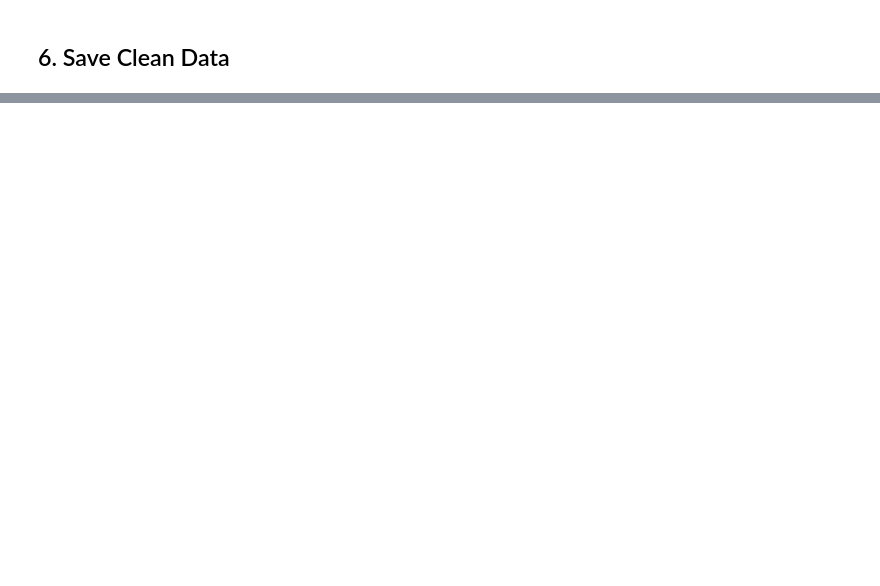
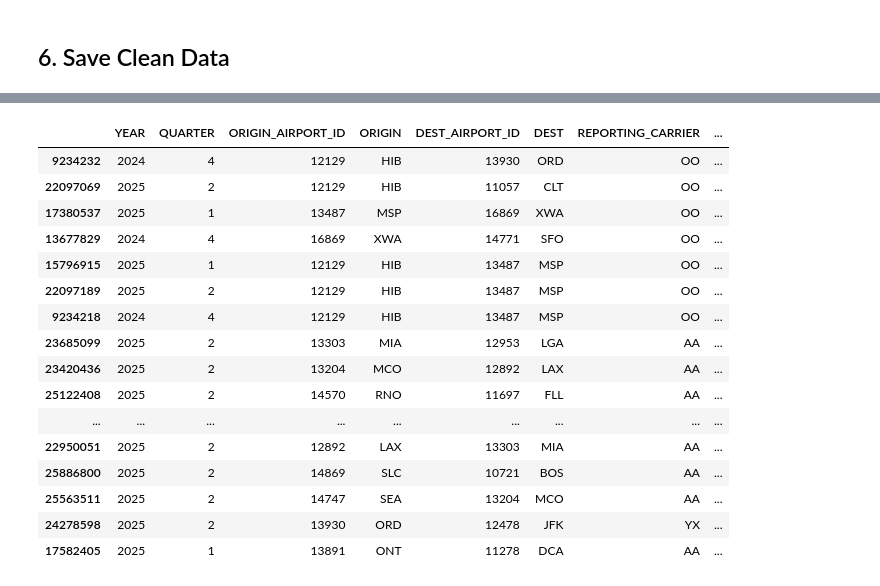
Before and after one commit to normangw/5200-data-viz, a Jupyter notebook: technical-details/data-cleaning/dataclean.ipynb, the cells around one changed output, grey strips where cells are left out. Cells and saved outputs as stored; diff of their text form; code cells hidden in the pictures; blank space fills up the shorter version.

```diff
--- a/technical-details/data-cleaning/dataclean.ipynb
+++ b/technical-details/data-cleaning/dataclean.ipynb
@@ -523,0 +469,18 @@ df_no_na.to_csv('../../data/clean_data/T_DB1B_MARKET_CLEAN.csv', index=False)
+# %%
+files = [
+    '../../data/rawdata/2024_q3.csv',
+    '../../data/rawdata/2024_q4.csv',
+    '../../data/rawdata/2025_q1.csv',
+    '../../data/rawdata/2025_q2.csv',
+]
+
+dfs = []
+for path in files:
+    df = pd.read_csv(path, low_memory=False)
+    print(f"  {os.path.basename(path)}: {df.shape}")
+    dfs.append(df)
+
+combined = pd.concat(dfs, ignore_index=True)
+print(f"\nCombined shape: {combined.shape}")
+print(f"Quarters present: {sorted(combined[['YEAR','QUARTER']].drop_duplicates().apply(tuple, axis=1).tolist())}")
+combined.head()
@@ -523,0 +660,16 @@ df_no_na.to_csv('../../data/clean_data/T_DB1B_MARKET_CLEAN.csv', index=False)
+# %%
+#realized that there are still some pretty low fares for longer distances
+df_clean = (
+    combined
+    .dropna()
+    .query("MARKET_FARE > 19")
+    # Filter out flights where price per mile is less than 10 cents
+    .query("MARKET_FARE / MARKET_DISTANCE >= 0.10")
+    .query("not (MARKET_DISTANCE > 1000 and MARKET_FARE < 100)")
+    .reset_index(drop=True)
+)
+
+print(f"Before cleaning: {combined.shape[0]:,} rows")
+print(f"After cleaning:  {df_clean.shape[0]:,} rows")
+print(f"Removed:         {combined.shape[0] - df_clean.shape[0]:,} rows ({(combined.shape[0] - df_clean.shape[0]) / combined.shape[0]:.1%})")
+df_clean.describe()
@@ -523,0 +706,21 @@ df_no_na.to_csv('../../data/clean_data/T_DB1B_MARKET_CLEAN.csv', index=False)
+# %%
+#check high values, and realized that super expensive flights for certain routes were significantly impacting the overall pricing structure, no reason for flight from minessota to chicago to be 40k USD, even if it was first class
+df_clean.sort_values('MARKET_FARE', ascending=False).head(20)
+# %% [output]
+|  | YEAR | QUARTER | ORIGIN_AIRPORT_ID | ORIGIN | DEST_AIRPORT_ID | DEST | REPORTING_CARRIER | ... |
+| 9234232 | 2024 | 4 | 12129 | HIB | 13930 | ORD | OO | ... |
+| 22097069 | 2025 | 2 | 12129 | HIB | 11057 | CLT | OO | ... |
+| 17380537 | 2025 | 1 | 13487 | MSP | 16869 | XWA | OO | ... |
+| 13677829 | 2024 | 4 | 16869 | XWA | 14771 | SFO | OO | ... |
+| 15796915 | 2025 | 1 | 12129 | HIB | 13487 | MSP | OO | ... |
+| 22097189 | 2025 | 2 | 12129 | HIB | 13487 | MSP | OO | ... |
+| 9234218 | 2024 | 4 | 12129 | HIB | 13487 | MSP | OO | ... |
+| 23685099 | 2025 | 2 | 13303 | MIA | 12953 | LGA | AA | ... |
+| 23420436 | 2025 | 2 | 13204 | MCO | 12892 | LAX | AA | ... |
+| 25122408 | 2025 | 2 | 14570 | RNO | 11697 | FLL | AA | ... |
+| ... | ... | ... | ... | ... | ... | ... | ... | ... |
+| 22950051 | 2025 | 2 | 12892 | LAX | 13303 | MIA | AA | ... |
+| 25886800 | 2025 | 2 | 14869 | SLC | 10721 | BOS | AA | ... |
+| 25563511 | 2025 | 2 | 14747 | SEA | 13204 | MCO | AA | ... |
+| 24278598 | 2025 | 2 | 13930 | ORD | 12478 | JFK | YX | ... |
+| 17582405 | 2025 | 1 | 13891 | ONT | 11278 | DCA | AA | ... |
```
Also changed, not shown: parts of 56 cells of this notebook, 13 other files.
